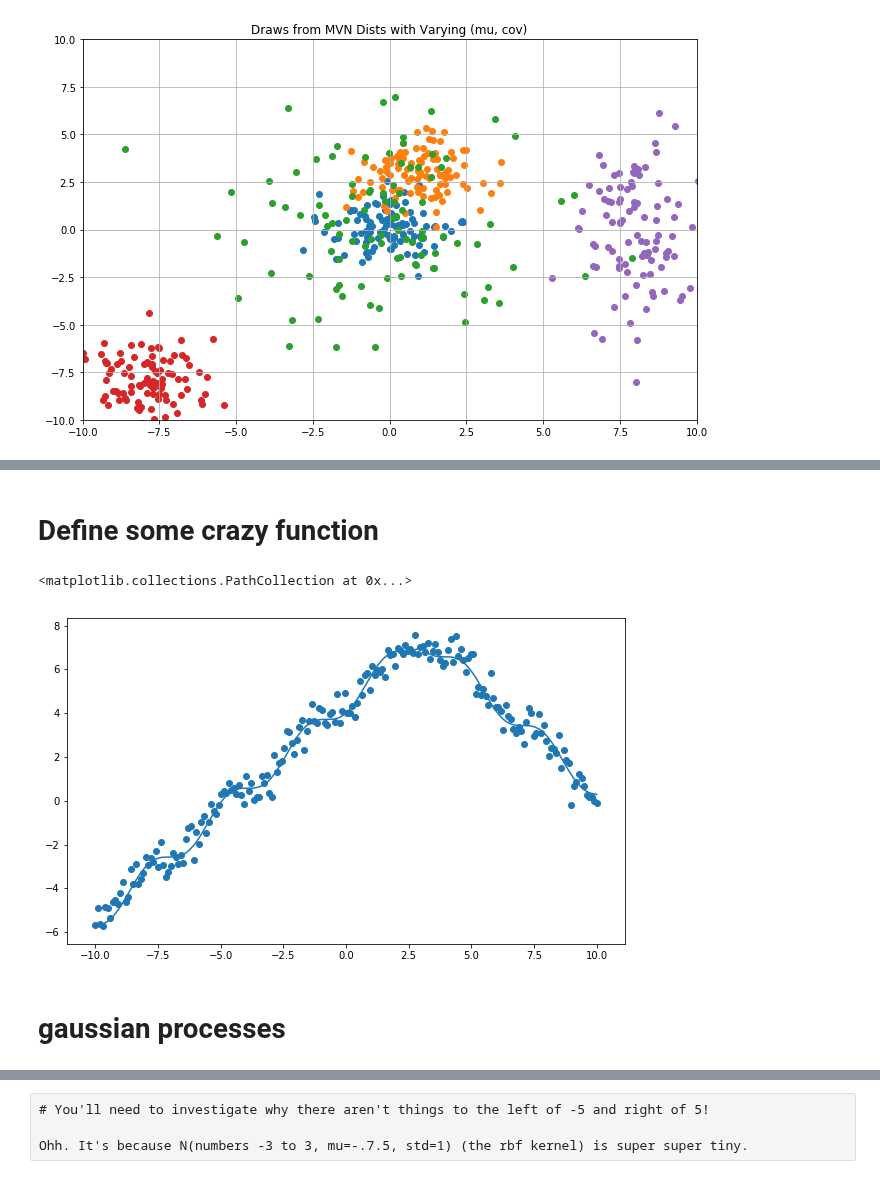
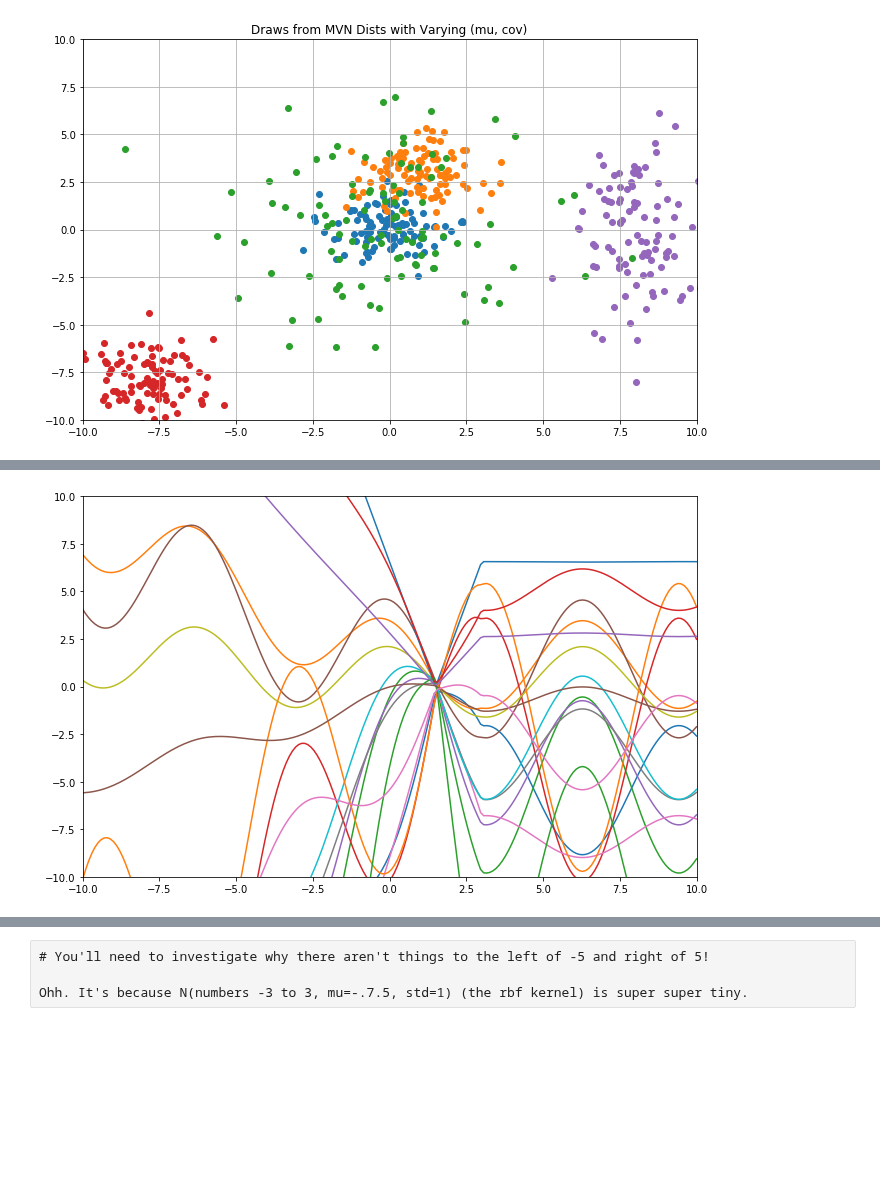
Before and after one commit to cavaunpeu/gaussian-processes, a Jupyter notebook: gaussian-processes.ipynb, the cells around one changed output, grey strips where cells are left out. Cells and saved outputs as stored; diff of their text form; code cells hidden in the pictures; blank space fills up the shorter version.

```diff
--- a/gaussian-processes.ipynb
+++ b/gaussian-processes.ipynb
@@ -98,2 +58,0 @@ plot_lines(cov=np.diag([30, 1]))
-# %% [markdown]
-# Define some crazy function
@@ -103,9 +58,0 @@ y_true_ = y_true + .5 * np.random.randn(len(y_true))
-# %%
-plt.figure(figsize=(10, 6))
-plt.plot(x, y_true)
-plt.scatter(x, y_true_)
-# %% [output]
-<matplotlib.collections.PathCollection at 0x...>
-[figure, removed]
-# %% [markdown]
-# gaussian processes
@@ -111,0 +61,19 @@ plt.scatter(x, y_true_)
+# %%
+# "engineer" some features out of `x`
+phi_x = np.array([3 * np.cos(x), np.abs(x - np.abs(x - 3))])
+
+mu_w = np.array([0, 0])
+cov_w = np.diag([1, 2])
+
+mu_lc = mu_w.T @ phi_x
+cov_lc = phi_x.T @ cov_w @ phi_x
+
+plt.figure(figsize=(11, 7))
+plt.ylim(-10, 10)
+plt.xlim(-10, 10)
+
+for _ in range(17):
+    lc = np.random.multivariate_normal(mu_lc, cov_lc)
+    plt.plot(x, lc)
+# %% [output]
+[figure, added]
```
Also changed, not shown: parts of 42 cells of this notebook.
